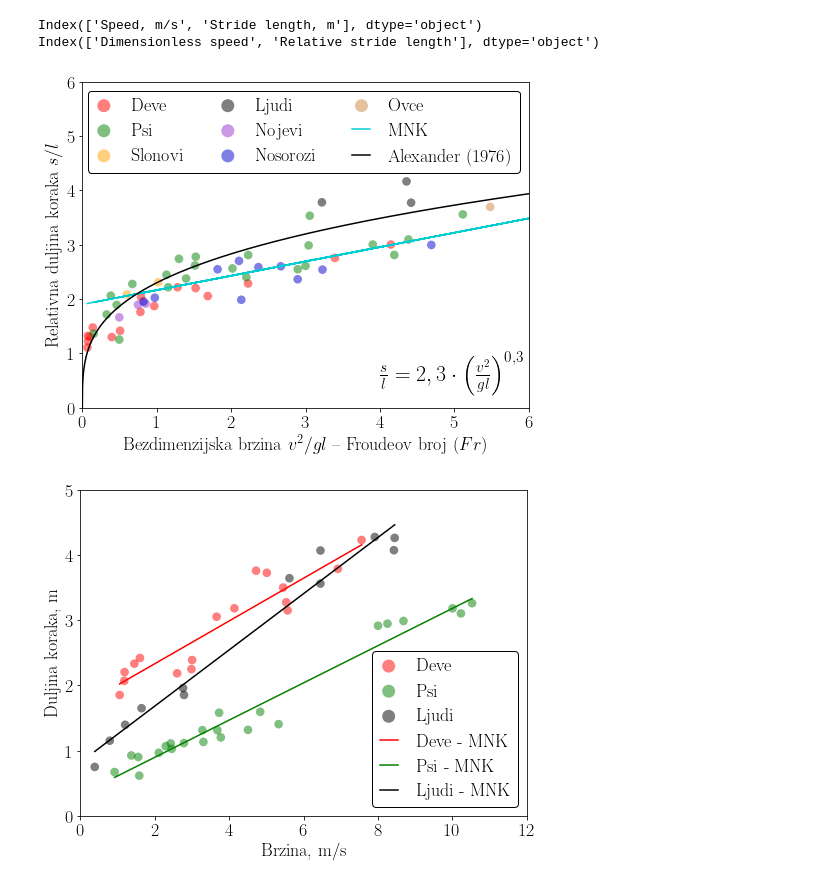
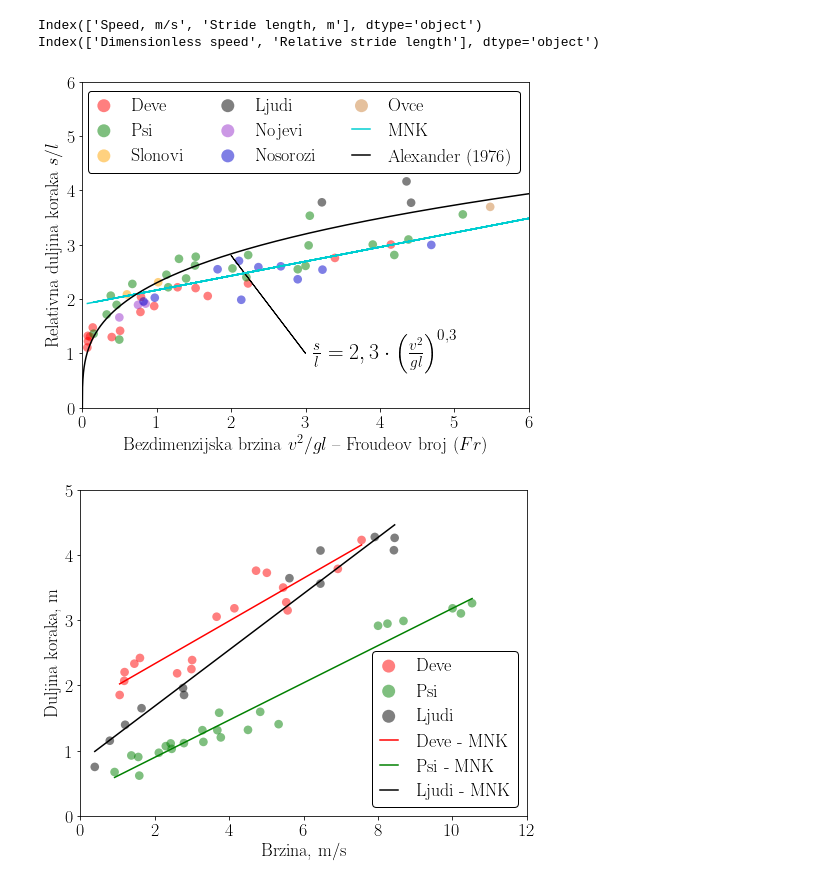
Before and after one commit to cimbaIG/T-Rex_Speed, a Jupyter notebook: t_rex_speed_analysis.ipynb, the cells around one changed output. Saved outputs shown, nothing was run; the diff lists cells and outputs as text; code cells hidden in the pictures.

Commit message:
Diagram modified.

```diff
--- a/t_rex_speed_analysis.ipynb
+++ b/t_rex_speed_analysis.ipynb
@@ -66,35 +66,36 @@ plt.scatter(dimensionless_ostriches['Dimensionless speed'],dimensionless_ostrich
 plt.scatter(dimensionless_rhinos['Dimensionless speed'],dimensionless_rhinos['Relative stride length'],color='mediumblue',s=75,label='Nosorozi',alpha=0.5,edgecolors='none')
 plt.scatter(dimensionless_sheep['Dimensionless speed'],dimensionless_sheep['Relative stride length'],color='peru',s=75,label='Ovce',alpha=0.5,edgecolors='none')
 
 plt.xlabel('Bezdimenzijska brzina $v^2/gl$ – Froudeov broj ($Fr$)')
 plt.ylabel('Relativna duljina koraka $s/l$')
 
 plt.xlim((0,6))
 plt.ylim((0,6))
 
 # Combine data into one dataframe
 data = pd.concat([dimensionless_camels,dimensionless_dogs,dimensionless_elephants,dimensionless_humans,dimensionless_ostriches,dimensionless_rhinos,dimensionless_sheep],axis=0).reset_index(drop=True)
 
 # Linear regression model
 lgr = LinearRegression()
 X = data.iloc[:, 0].values.reshape(-1, 1)  # values converts it into a numpy array
 Y = data.iloc[:, 1].values.reshape(-1, 1)  # -1 means that calculate the dimension of rows, but have 1 column
 lgr.fit(X,Y)
 data_predict = lgr.predict(X)
 
 plt.plot(X, data_predict, color='darkturquoise',label='MNK')
 
 # Equation derived by Alexander (1976)
 Fr = np.linspace(0,6,10000)
 rel_stride_length = 2.3 * (Fr ** 0.3)
 
 plt.plot(Fr,rel_stride_length,color='black',label='Alexander (1976)')
-plt.text(4., 0.5, r'$\frac{s}{l} = 2,3 \cdot \left(\frac{v^2}{gl} \right)^{0,3}$',fontsize=22,color='black')
+plt.text(3.1, 0.9, r'$\frac{s}{l} = 2,3 \cdot \left(\frac{v^2}{gl} \right)^{0,3}$',fontsize=22,color='black')
+plt.arrow(3,1,-1,1.8,shape='full')
 
 plt.legend(loc=1,framealpha=1,edgecolor='black',ncol=3)
 plt.savefig('bezdimenzijska_brzina.pdf',bbox_inches='tight')
 # %% [output]
-[figure, old version]
+[figure, new version]
 # %%
 # Plot velocity vs stride length data
 fig = plt.figure(figsize=(8,6))
```
Also changed, not shown: 2 other files.
